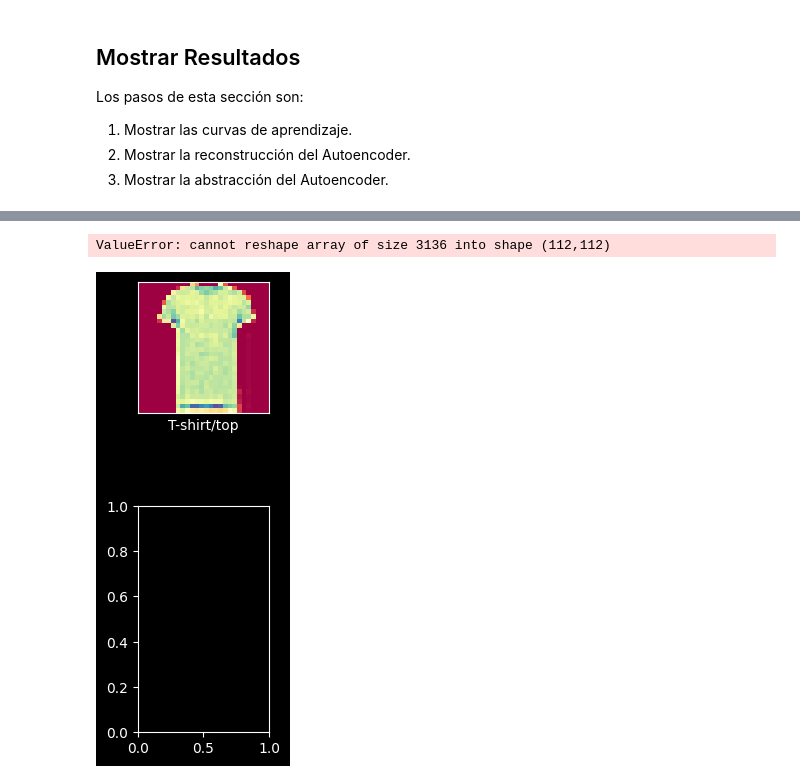
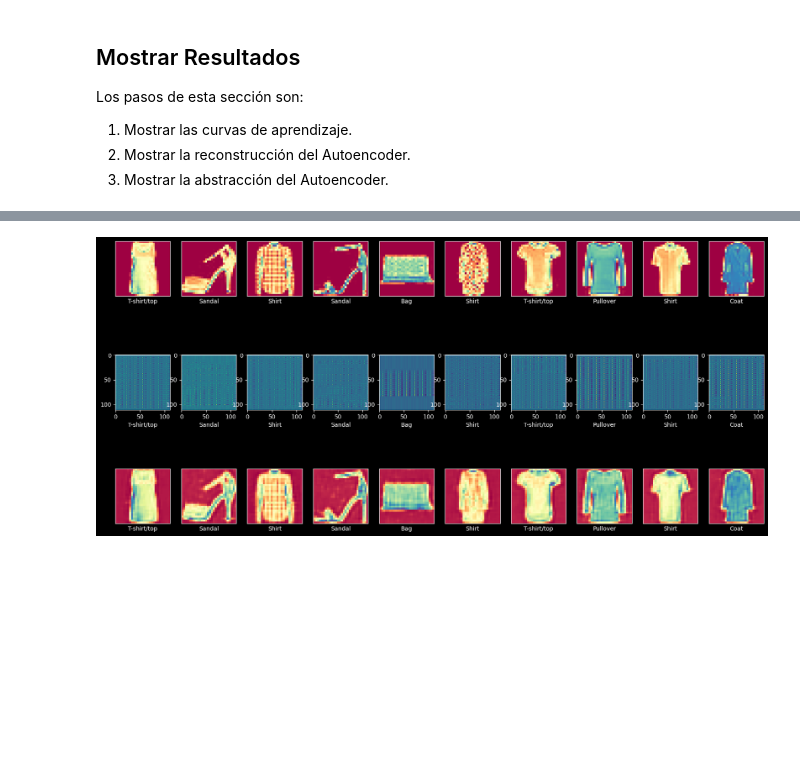
Before and after one commit to sa-artea/TallerML-GAN-CGAN-DISC, a Jupyter notebook: 01-CNN-Autoencoder.ipynb, the cells around one changed output, grey strips where cells are left out. Saved outputs shown, nothing was run; the diff lists cells and outputs as text; code cells hidden in the pictures; blank space fills up the shorter version.

```diff
--- a/01-CNN-Autoencoder.ipynb
+++ b/01-CNN-Autoencoder.ipynb
@@ -603,35 +616,34 @@ for i, img in enumerate(random_test_img):
     plt.xlabel(label_names[idx])
     plt.xticks([])
     plt.yticks([])
 
     # imagen abstracta de la capa intermedia del autoencoder
     ax = plt.subplot(3, max_img, max_img + i + 1)
     # recuperar la imagen abstracta
     temp_abstract = cnn_abstraction(temp_X)
     # formato de la imagen abstracta
     temp_abstract = np.array(temp_abstract)
     # ajusta tamaño y color
-    # print(temp_abstract.shape)
-    # .reshape(112, 112),
-    plt.imshow(temp_abstract.reshape(112, 112),
+    px = temp_abstract.shape[0]*temp_abstract.shape[1]
+    px = int(np.sqrt(px))
+    plt.imshow(temp_abstract.reshape(px, px),
                cmap=plt.cm.viridis)
     # imprimir nombre de la clase
     plt.xlabel(label_names[idx])
     # plt.xticks([])
     # plt.yticks([])
 
     # imagen reconstruida por el autoencoder
     ax = plt.subplot(3, max_img, 2*max_img + i + 1)
     # formatear la imagen reconstruida
     temp_pre = np.array(cnn_predictions[img])
     # ajustar tamaño y color
     plt.imshow(temp_pre.reshape(og_shape),
                cmap=plt.cm.Spectral)
     # imprimir nombre de la clase
     plt.xlabel(label_names[idx])
     plt.xticks([])
     plt.yticks([])
     plt.grid(False)
 # %% [output]
-ValueError: cannot reshape array of size 3136 into shape (112,112)
-[figure, old version]
+[figure, new version]
```
Also changed, not shown: parts of 13 cells of this notebook, 11 other files.
